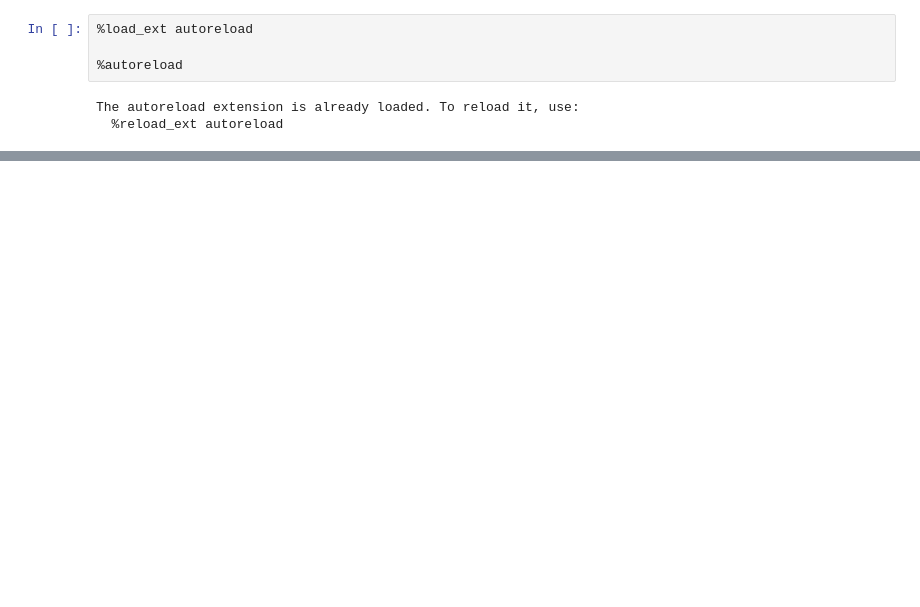
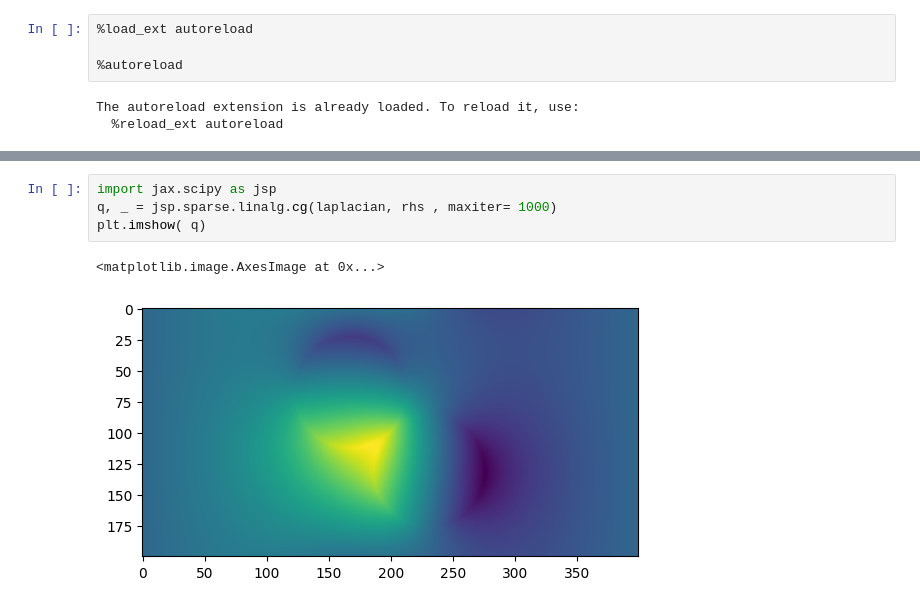
Before and after one commit to Stazi-101/THCsim, a Jupyter notebook: test_nb.ipynb, the cells around one changed output, grey strips where cells are left out. Drawn from its saved outputs; the diff is of its cells as text; blank space fills up the shorter version.

```diff
--- a/test_nb.ipynb
+++ b/test_nb.ipynb
@@ -59,0 +46,7 @@ Array(0., dtype=float32)
+# %%
+import jax.scipy as jsp
+q, _ = jsp.sparse.linalg.cg(laplacian, rhs , maxiter= 1000)
+plt.imshow( q)
+# %% [output]
+<matplotlib.image.AxesImage at 0x...>
+[figure, added]
```
Also changed, not shown: parts of 18 cells of this notebook, 1 other file.
